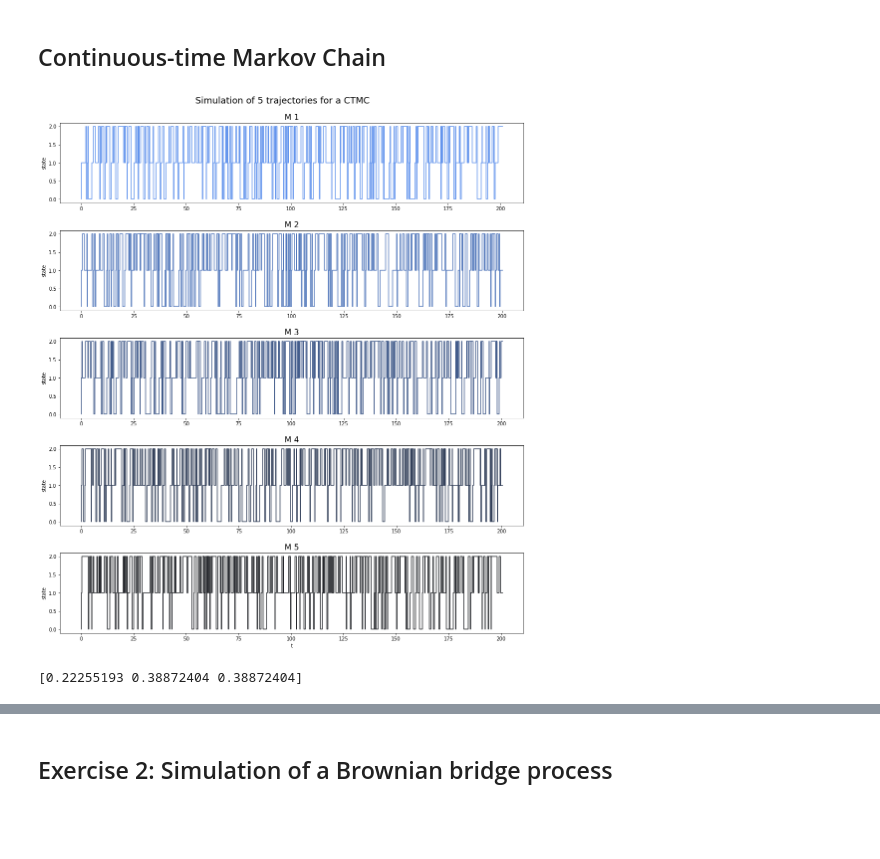
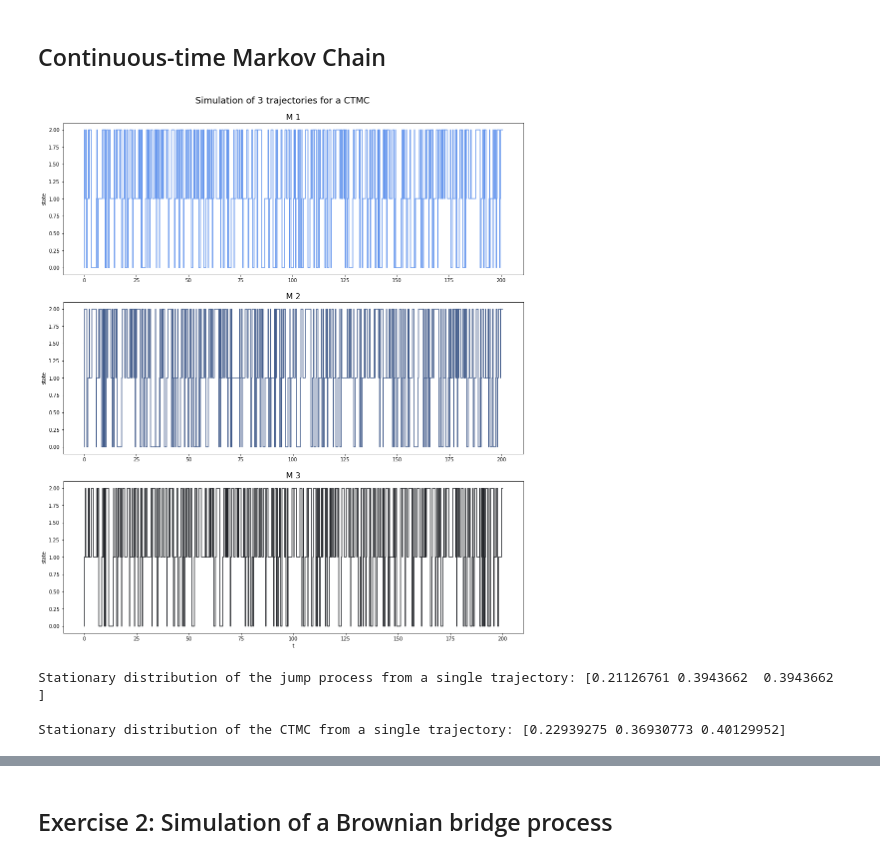
Before and after one commit to glorelvalle/g-mucd, a Jupyter notebook: pe/examen_prueba/examen_PE_2021_01_13/examen_ordinaria_PE_2020_2021_plantilla.ipynb, the cells around one changed output, grey strips where cells are left out. Saved outputs shown, nothing was run; the diff lists cells and outputs as text; code cells hidden in the pictures; blank space fills up the shorter version.

```diff
--- a/pe/examen_prueba/examen_PE_2021_01_13/examen_ordinaria_PE_2020_2021_plantilla.ipynb
+++ b/pe/examen_prueba/examen_PE_2021_01_13/examen_ordinaria_PE_2020_2021_plantilla.ipynb
@@ -22,14 +22,14 @@ P = np.array([[0. , 1. , 0. ],
 # %%
 # Simulation of a few trajectories
 
 lambda_rate1, lambda_rate2, lambda_rate3 = 2., 1., 3.
 lambda_rates = [lambda_rate1, lambda_rate2, lambda_rate3]
 
-T, M = 5, 5
+T, M = 5, 3
 t0, t1 = 0., 200.
 
 arrival_times_CTMC, trajectories_CTMC = pe.simulate_continuous_time_Markov_Chain(P, lambda_rates, 0, M, t0, t1)
 
 pe.plot_ctmc_simulation(arrival_times_CTMC, trajectories_CTMC, M)
 # %% [output]
-[figure, old version]
+[figure, new version]
@@ -36,7 +40,12 @@ pe.plot_ctmc_simulation(arrival_times_CTMC, trajectories_CTMC, M)
 # %%
 # Stationary distribution of the jump process from a single trajectory
-_, total = np.unique(trajectories_CTMC[0], return_counts=True)
+
+# Get number of states
+_, total = np.unique(trajectories, return_counts=True)
+
+# Get distribution
 total = total/np.sum(total)
-print(total)
+
+print("Stationary distribution of the jump process from a single trajectory: {}".format(total))
 # %% [output]
-[0.22255193 0.38872404 0.38872404]
+Stationary distribution of the jump process from a single trajectory: [0.21126761 0.3943662  0.3943662 ]
@@ -46,0 +52,18 @@ print(total)
+# %%
+# Stationary distribution of the CTMC from a single trajectory ## REVISAR
+
+# Store n states
+n_states = len(lambda_rates)
+
+# Add final time to arrival times
+times = np.append(np.array(a_times), t1)
+
+# Compute jumps which correspond to each state
+jumps = [np.where(np.array(trajectories)== st)[0] for st in range(n_states)]
+
+# Final time
+final_time = [np.sum(times[j+1]) - np.sum(times[j]) for j in jumps]
+
+print("Stationary distribution of the CTMC from a single trajectory: {}".format(final_time/np.sum(final_time)))
+# %% [output]
+Stationary distribution of the CTMC from a single trajectory: [0.22939275 0.36930773 0.40129952]
```
Also changed, not shown: parts of 4 cells of this notebook.
